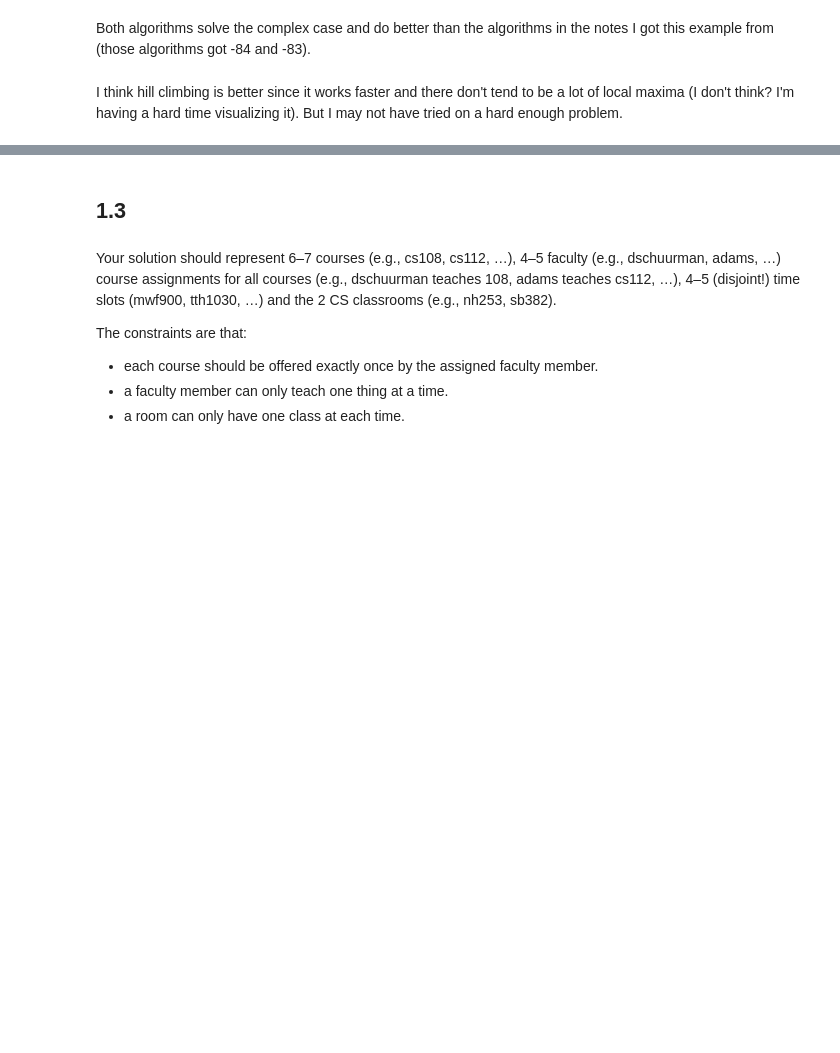
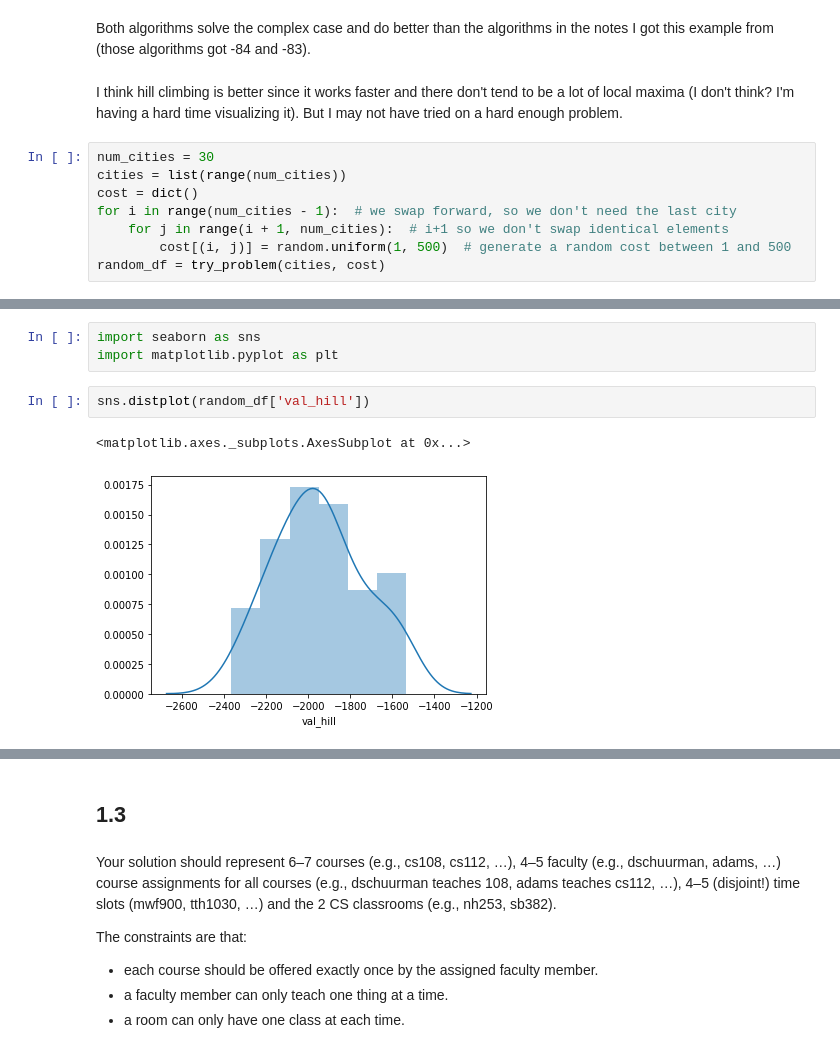
Before and after one commit to cmd16/cs344-artificial-intelligence, a Jupyter notebook: hw01/homework1.ipynb, the cells around one changed output, grey strips where cells are left out. Cells and saved outputs as stored; diff of their text form; blank space fills up the shorter version.

```diff
--- a/hw01/homework1.ipynb
+++ b/hw01/homework1.ipynb
@@ -152,3 +136,11 @@ max       -76.0   0.000376       -76.0     0.033860
 Both algorithms solve the complex case and do better than the algorithms in the notes I got this example from (those algorithms got -84 and -83).
 # %% [markdown]
 I think hill climbing is better since it works faster and there don't tend to be a lot of local maxima (I don't think? I'm having a hard time visualizing it). But I may not have tried on a hard enough problem.
+# %%
+num_cities = 30
+cities = list(range(num_cities))
+cost = dict()
+for i in range(num_cities - 1):  # we swap forward, so we don't need the last city
+    for j in range(i + 1, num_cities):  # i+1 so we don't swap identical elements
+        cost[(i, j)] = random.uniform(1, 500)  # generate a random cost between 1 and 500
+random_df = try_problem(cities, cost)
@@ -154,0 +159,8 @@ I think hill climbing is better since it works faster and there don't tend to be
+# %%
+import seaborn as sns
+import matplotlib.pyplot as plt
+# %%
+sns.distplot(random_df['val_hill'])
+# %% [output]
+<matplotlib.axes._subplots.AxesSubplot at 0x...>
+[figure, added]
```
Also changed, not shown: parts of 12 cells of this notebook.
